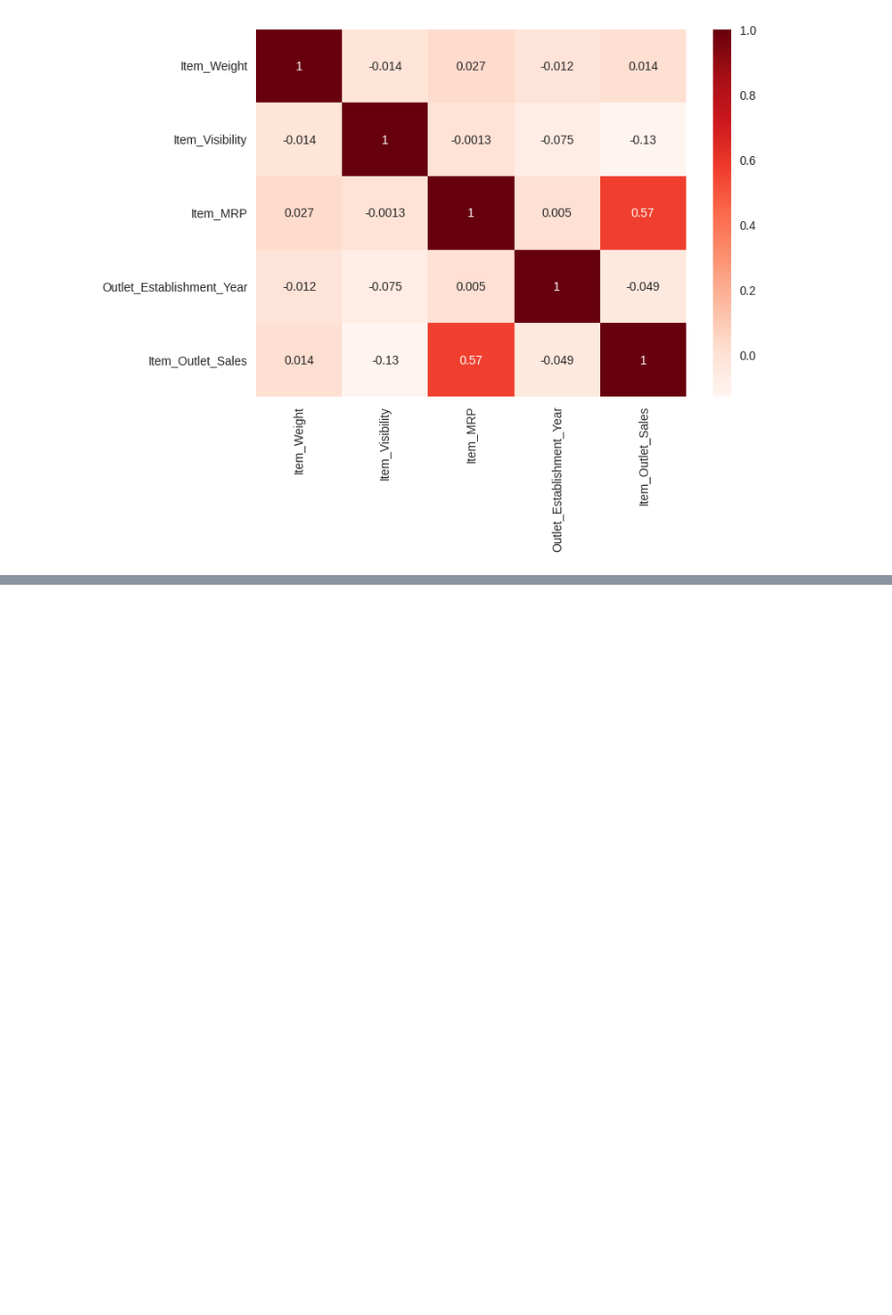
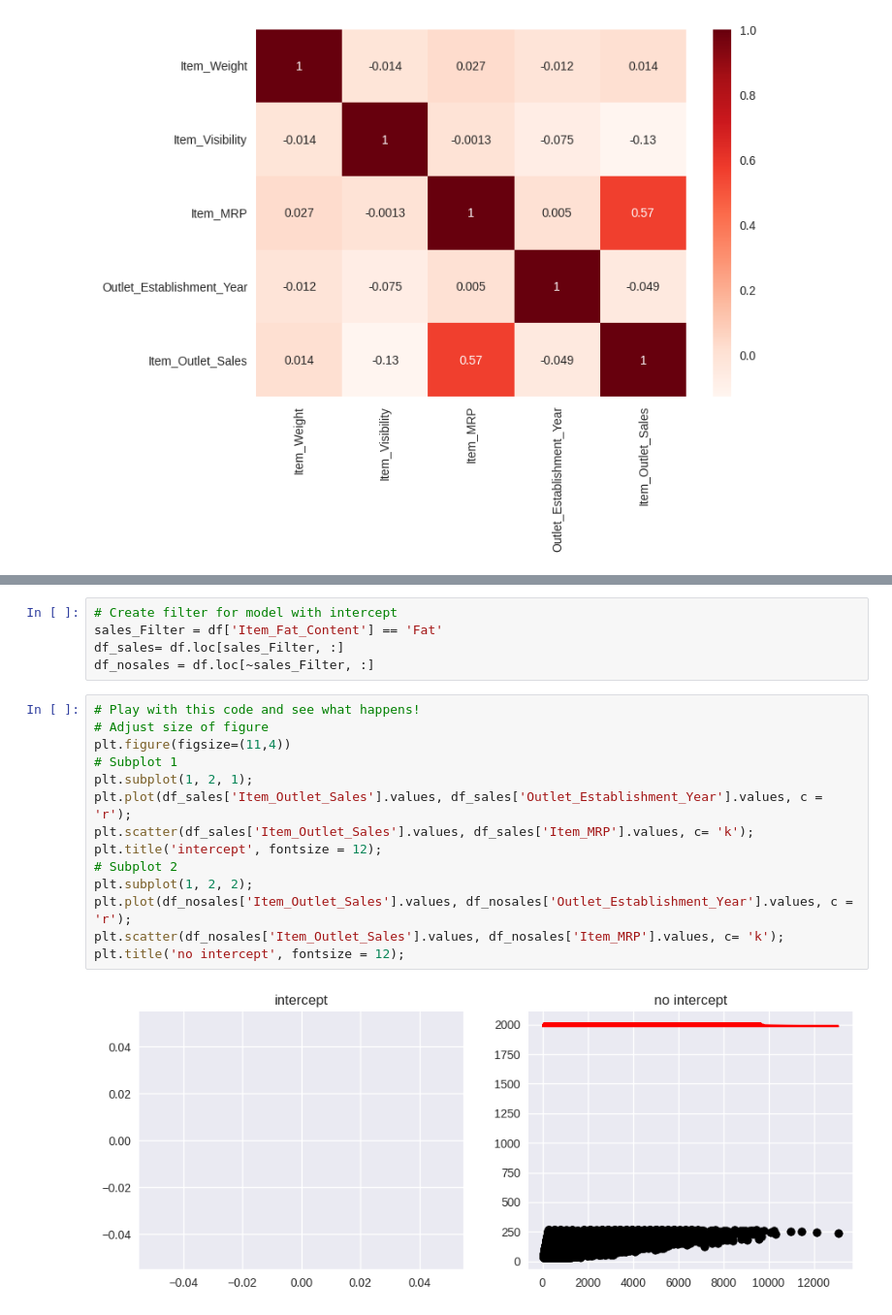
Before and after one commit to LuisAlfredo-Campos/Prediccion-de-Ventas, a Jupyter notebook: proyecto1_predcciondeventas.ipynb, the cells around one changed output, grey strips where cells are left out. Shown at 97% size. Saved outputs shown, nothing was run; the diff lists cells and outputs as text; blank space fills up the shorter version.

```diff
--- a/proyecto1_predcciondeventas.ipynb
+++ b/proyecto1_predcciondeventas.ipynb
@@ -259,0 +329,21 @@ sns.heatmap(corr, cmap = 'Reds',annot = True)
+# %%
+# Create filter for model with intercept
+sales_Filter = df['Item_Fat_Content'] == 'Fat'
+df_sales= df.loc[sales_Filter, :]
+df_nosales = df.loc[~sales_Filter, :]
+# %%
+# Play with this code and see what happens!
+# Adjust size of figure
+plt.figure(figsize=(11,4))
+# Subplot 1
+plt.subplot(1, 2, 1);
+plt.plot(df_sales['Item_Outlet_Sales'].values, df_sales['Outlet_Establishment_Year'].values, c = 'r');
+plt.scatter(df_sales['Item_Outlet_Sales'].values, df_sales['Item_MRP'].values, c= 'k');
+plt.title('intercept', fontsize = 12);
+# Subplot 2
+plt.subplot(1, 2, 2);
+plt.plot(df_nosales['Item_Outlet_Sales'].values, df_nosales['Outlet_Establishment_Year'].values, c = 'r');
+plt.scatter(df_nosales['Item_Outlet_Sales'].values, df_nosales['Item_MRP'].values, c= 'k');
+plt.title('no intercept', fontsize = 12);
+# %% [output]
+[figure, added]
```
Also changed, not shown: parts of 14 cells of this notebook.
